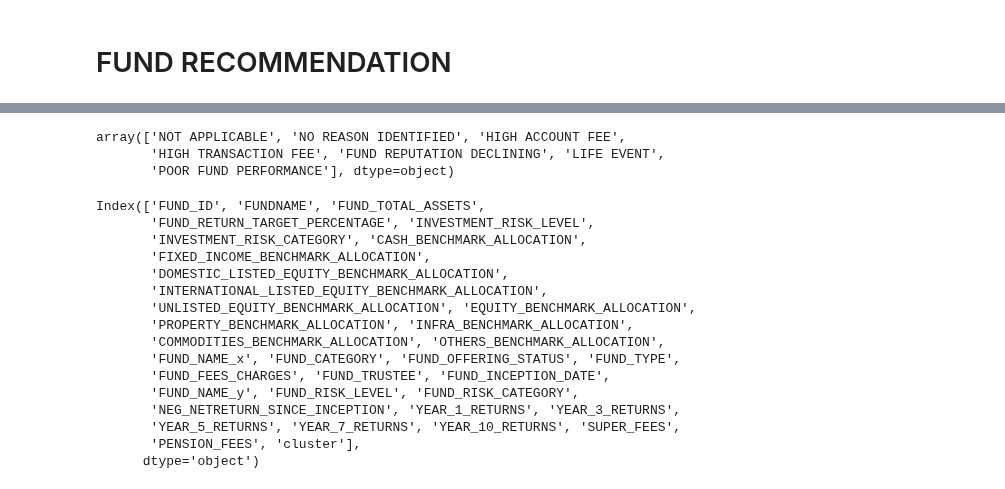
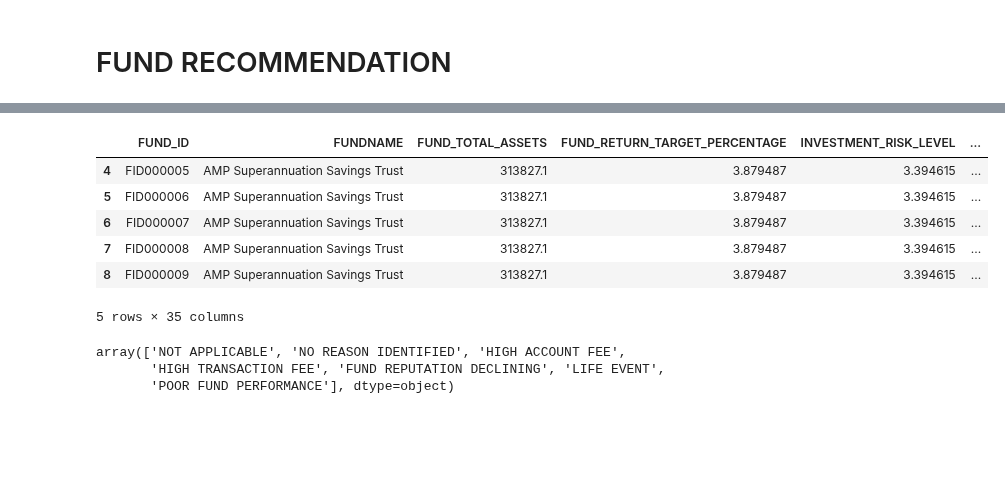
Before and after one commit to mhs10031990/BFS_SUPER_ANNU_Repo, a Jupyter notebook: MODEL_CHURN.ipynb, the cells around one changed output, grey strips where cells are left out. Drawn from its saved outputs; the diff is of its cells as text; code cells hidden in the pictures; blank space fills up the shorter version.

```diff
--- a/MODEL_CHURN.ipynb
+++ b/MODEL_CHURN.ipynb
@@ -327,25 +294,0 @@ fund_total[fund_total["cluster"] == -1]
-# %%
-df["CHURN_REASON"].unique()
-# %% [output]
-array(['NOT APPLICABLE', 'NO REASON IDENTIFIED', 'HIGH ACCOUNT FEE',
-       'HIGH TRANSACTION FEE', 'FUND REPUTATION DECLINING', 'LIFE EVENT',
-       'POOR FUND PERFORMANCE'], dtype=object)
-# %%
-fund_total.columns
-# %% [output]
-Index(['FUND_ID', 'FUNDNAME', 'FUND_TOTAL_ASSETS',
-       'FUND_RETURN_TARGET_PERCENTAGE', 'INVESTMENT_RISK_LEVEL',
-       'INVESTMENT_RISK_CATEGORY', 'CASH_BENCHMARK_ALLOCATION',
-       'FIXED_INCOME_BENCHMARK_ALLOCATION',
-       'DOMESTIC_LISTED_EQUITY_BENCHMARK_ALLOCATION',
-       'INTERNATIONAL_LISTED_EQUITY_BENCHMARK_ALLOCATION',
-       'UNLISTED_EQUITY_BENCHMARK_ALLOCATION', 'EQUITY_BENCHMARK_ALLOCATION',
-       'PROPERTY_BENCHMARK_ALLOCATION', 'INFRA_BENCHMARK_ALLOCATION',
-       'COMMODITIES_BENCHMARK_ALLOCATION', 'OTHERS_BENCHMARK_ALLOCATION',
-       'FUND_NAME_x', 'FUND_CATEGORY', 'FUND_OFFERING_STATUS', 'FUND_TYPE',
-       'FUND_FEES_CHARGES', 'FUND_TRUSTEE', 'FUND_INCEPTION_DATE',
-       'FUND_NAME_y', 'FUND_RISK_LEVEL', 'FUND_RISK_CATEGORY',
-       'NEG_NETRETURN_SINCE_INCEPTION', 'YEAR_1_RETURNS', 'YEAR_3_RETURNS',
-       'YEAR_5_RETURNS', 'YEAR_7_RETURNS', 'YEAR_10_RETURNS', 'SUPER_FEES',
-       'PENSION_FEES', 'cluster'],
-      dtype='object')
@@ -351,0 +317,16 @@ Index(['FUND_ID', 'FUNDNAME', 'FUND_TOTAL_ASSETS',
+# %%
+fund_total[fund_total["cluster"] == 0]
+# %% [output]
+|  | FUND_ID | FUNDNAME | FUND_TOTAL_ASSETS | FUND_RETURN_TARGET_PERCENTAGE | INVESTMENT_RISK_LEVEL | ... |
+| 4 | FID000005 | AMP Superannuation Savings Trust | 313827.1 | 3.879487 | 3.394615 | ... |
+| 5 | FID000006 | AMP Superannuation Savings Trust | 313827.1 | 3.879487 | 3.394615 | ... |
+| 6 | FID000007 | AMP Superannuation Savings Trust | 313827.1 | 3.879487 | 3.394615 | ... |
+| 7 | FID000008 | AMP Superannuation Savings Trust | 313827.1 | 3.879487 | 3.394615 | ... |
+| 8 | FID000009 | AMP Superannuation Savings Trust | 313827.1 | 3.879487 | 3.394615 | ... |
+5 rows × 35 columns
+# %%
+df["CHURN_REASON"].unique()
+# %% [output]
+array(['NOT APPLICABLE', 'NO REASON IDENTIFIED', 'HIGH ACCOUNT FEE',
+       'HIGH TRANSACTION FEE', 'FUND REPUTATION DECLINING', 'LIFE EVENT',
+       'POOR FUND PERFORMANCE'], dtype=object)
```
Also changed, not shown: parts of 6 cells of this notebook.
